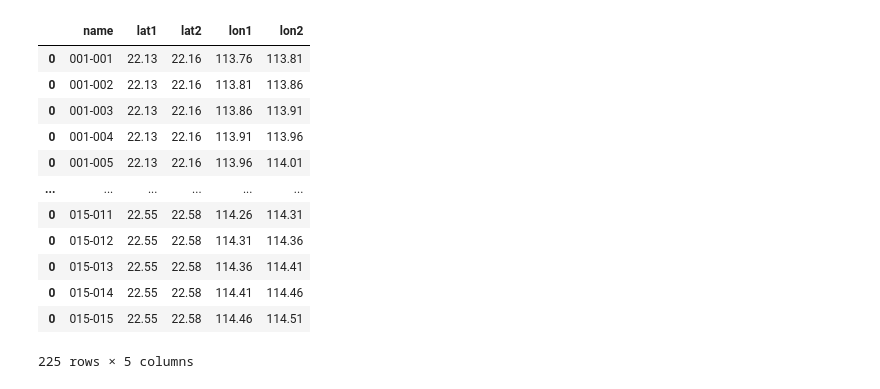
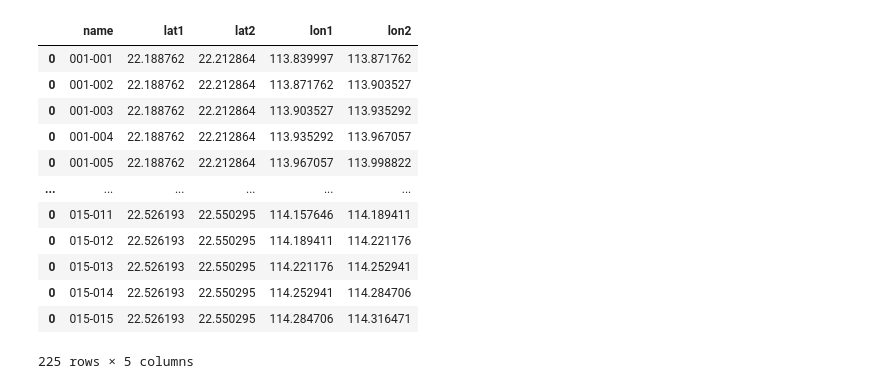
Before and after one commit to lokwanwai/DataHack_cuhkGPT, a Jupyter notebook: notebook/grid.ipynb, the cells around one changed output. Saved outputs shown, nothing was run; the diff lists cells and outputs as text; code cells hidden in the pictures.

```diff
--- a/notebook/grid.ipynb
+++ b/notebook/grid.ipynb
@@ -3,47 +3,49 @@ import pandas as pd
 import numpy as np
 # %%
 
+
+
 # Define the bounds of the area
-lat1, lon1 = 22.13, 113.76
-lat2, lon2 = 22.58, 114.51
+lat1, lon1 = 22.188762, 113.839997
+lat2, lon2 = 22.550295, 114.316471
 
 # Define the number of zones
 num_zones = 15
 
 # Create a 2D grid of latitudes and longitudes
 lats = np.linspace(lat1, lat2, num_zones+1)
 lons = np.linspace(lon1, lon2, num_zones+1)
 
 # Create a DataFrame to store the zone information
 # zones = pd.DataFrame(index=range(num_zones), columns=range(num_zones))
 
 zones = pd.DataFrame()
 # Divide the grid into zones by slicing the latitudes and longitudes
 for i in range(num_zones):
     for j in range(num_zones):
         zone_lat1, zone_lat2 = lats[i], lats[i+1]
         zone_lon1, zone_lon2 = lons[j], lons[j+1]
         zone_name = f'{i+1:03d}-{j+1:03d}'
         zone = pd.DataFrame([{
             'name': zone_name,
             'lat1': zone_lat1, 'lat2': zone_lat2,
             'lon1': zone_lon1, 'lon2': zone_lon2,
         }])
         zones = pd.concat([zones, zone], axis=0)
 zones
 # %% [output]
 |  | name | lat1 | lat2 | lon1 | lon2 |
-| 0 | 001-001 | 22.13 | 22.16 | 113.76 | 113.81 |
-| 0 | 001-002 | 22.13 | 22.16 | 113.81 | 113.86 |
-| 0 | 001-003 | 22.13 | 22.16 | 113.86 | 113.91 |
-| 0 | 001-004 | 22.13 | 22.16 | 113.91 | 113.96 |
-| 0 | 001-005 | 22.13 | 22.16 | 113.96 | 114.01 |
+| 0 | 001-001 | 22.188762 | 22.212864 | 113.839997 | 113.871762 |
+| 0 | 001-002 | 22.188762 | 22.212864 | 113.871762 | 113.903527 |
+| 0 | 001-003 | 22.188762 | 22.212864 | 113.903527 | 113.935292 |
+| 0 | 001-004 | 22.188762 | 22.212864 | 113.935292 | 113.967057 |
+| 0 | 001-005 | 22.188762 | 22.212864 | 113.967057 | 113.998822 |
 | ... | ... | ... | ... | ... | ... |
-| 0 | 015-011 | 22.55 | 22.58 | 114.26 | 114.31 |
-| 0 | 015-012 | 22.55 | 22.58 | 114.31 | 114.36 |
-| 0 | 015-013 | 22.55 | 22.58 | 114.36 | 114.41 |
-| 0 | 015-014 | 22.55 | 22.58 | 114.41 | 114.46 |
-| 0 | 015-015 | 22.55 | 22.58 | 114.46 | 114.51 |
+| 0 | 015-011 | 22.526193 | 22.550295 | 114.157646 | 114.189411 |
+| 0 | 015-012 | 22.526193 | 22.550295 | 114.189411 | 114.221176 |
+| 0 | 015-013 | 22.526193 | 22.550295 | 114.221176 | 114.252941 |
+| 0 | 015-014 | 22.526193 | 22.550295 | 114.252941 | 114.284706 |
+| 0 | 015-015 | 22.526193 | 22.550295 | 114.284706 | 114.316471 |
 225 rows × 5 columns
 # %%
 zones.to_csv("../data/processed/zones.csv",index=False)
```
Also changed, not shown: 12 other files.
